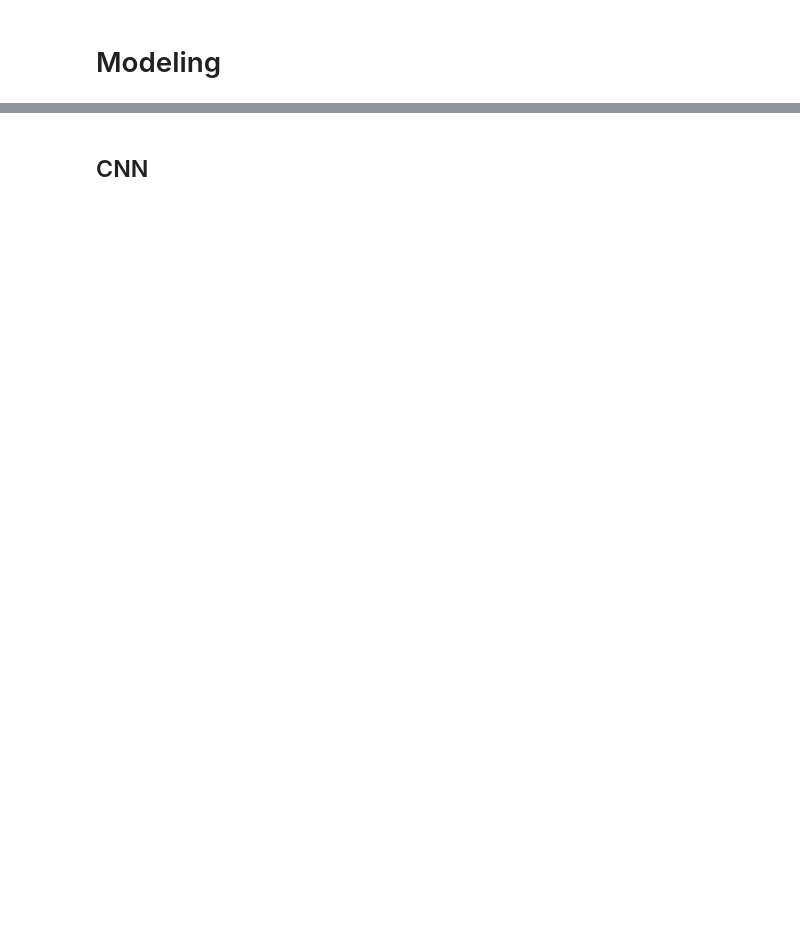
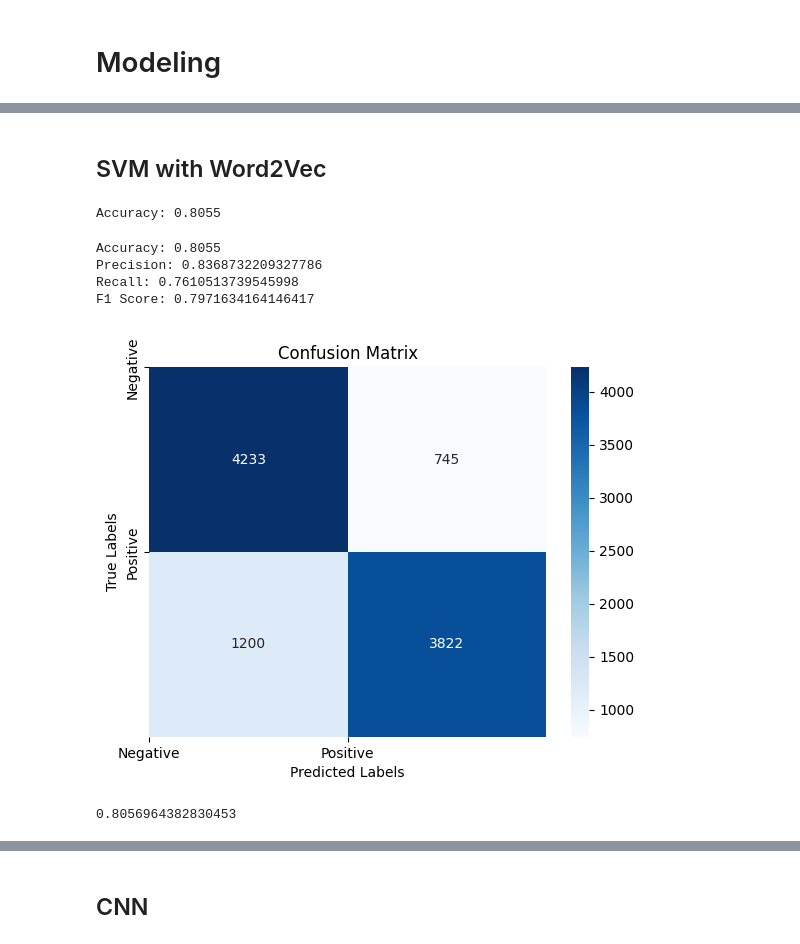
Before and after one commit to Himanshu-Dharma/master-thesis-feature-extraction-and-sentiment-analysis-using-deep-learning, a Jupyter notebook: Thesis_Code.ipynb, the cells around one changed output, grey strips where cells are left out. Cells and saved outputs as stored; diff of their text form; code cells hidden in the pictures; blank space fills up the shorter version.

```diff
--- a/Thesis_Code.ipynb
+++ b/Thesis_Code.ipynb
@@ -676,0 +672,2 @@ Vectors [[0. 0. 0. ... 0. 0. 0.]
+# %%
+vocabulary = model.wv.key_to_index
@@ -847,0 +724,2 @@ Confusion Matrix
+# %% [markdown]
+## SVM with Word2Vec
@@ -847,0 +761,17 @@ Confusion Matrix
+# %%
+# Create feature vectors using the Word2Vec model
+train_vectors = [average_word_vectors(tokens, model_w2v, model_w2v.wv.key_to_index, 100) for tokens in X_train_tokens]
+test_vectors = [average_word_vectors(tokens, model_w2v, model_w2v.wv.key_to_index, 100) for tokens in X_test_tokens]
+
+# Initialize and train the SVM classifier
+svm1 = SVC(kernel='linear')
+svm1.fit(train_vectors, y_train)
+
+# Make predictions on the test set
+y_pred = svm1.predict(test_vectors)
+
+# Evaluate the model
+accuracy = accuracy_score(y_test, y_pred)
+print("Accuracy:", accuracy)
+# %% [output]
+Accuracy: 0.8055
@@ -847,0 +792,40 @@ Confusion Matrix
+# %%
+print("Accuracy:", accuracy)
+print("Precision:", precision)
+print("Recall:", recall)
+print("F1 Score:", f1)
+# %% [output]
+Accuracy: 0.8055
+Precision: 0.8368732209327786
+Recall: 0.7610513739545998
+F1 Score: 0.7971634164146417
+# %%
+import seaborn as sns
+import matplotlib.pyplot as plt
+from sklearn.metrics import confusion_matrix
+
+# Calculate confusion matrix
+confusion_mat = confusion_matrix(y_test, y_pred)
+
+# Create a heatmap of the confusion matrix
+sns.heatmap(confusion_mat, annot=True, cmap='Blues', fmt='d')
+
+# Add labels, title, and axis ticks
+plt.xlabel('Predicted Labels')
+plt.ylabel('True Labels')
+plt.title('Confusion Matrix')
+plt.xticks([0, 1], ['Negative', 'Positive'])
+plt.yticks([0, 1], ['Negative', 'Positive'])
+
+# Display the plot
+plt.show()
+# %% [output]
+[figure, added]
+# %%
+from sklearn.metrics import roc_auc_score
+
+# Calculate AUC-ROC score
+auc_roc = roc_auc_score(y_test, y_pred)
+auc_roc
+# %% [output]
+0.8056964382830453
```
Also changed, not shown: parts of 93 cells of this notebook.
